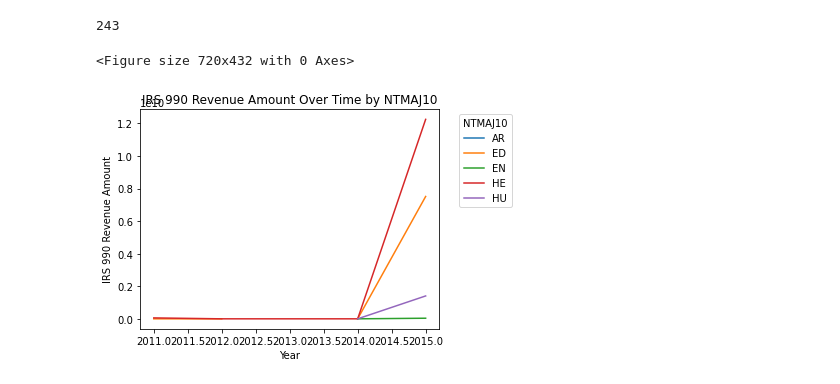
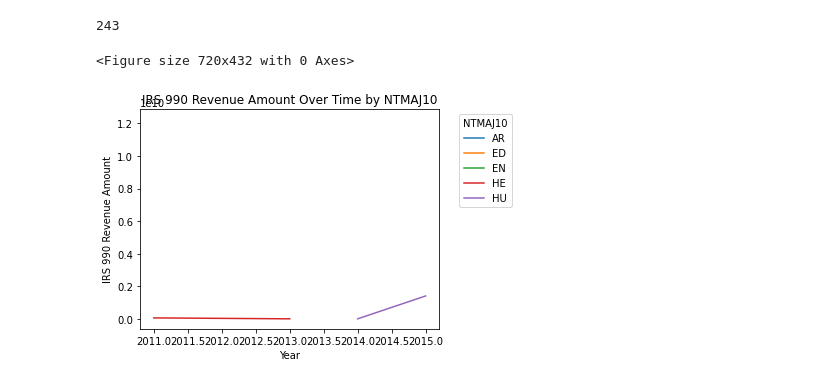
Before and after one commit to Philip-Lacava/Data-Exercise-2024-, a Jupyter notebook: Data-Exercise.ipynb, the cells around one changed output. Drawn from its saved outputs; the diff is of its cells as text; code cells hidden in the pictures.

```diff
--- a/Data-Exercise.ipynb
+++ b/Data-Exercise.ipynb
@@ -115,24 +115,23 @@ print(cleaned_data_zips)
 # %%
 # for now we will plot returns over time by industry
 # i will use a pivot function as I did in the project I did for econ 550
-
-grouped_data = merged_data.groupby(['ntmaj10', 'year'])['irs990revenueamt'].sum().reset_index()
+grouped_data = cleaned_data.groupby(['ntmaj10', 'year'])['irs990revenueamt'].sum().reset_index()
 
 # Pivot the data for plotting
 pivot_data = grouped_data.pivot(index='year', columns='ntmaj10', values='irs990revenueamt')
 
 # Plot the data
 plt.figure(figsize=(10, 6))
 pivot_data.plot(kind='line')
 plt.title('IRS 990 Revenue Amount Over Time by NTMAJ10')
 plt.xlabel('Year')
 plt.ylabel('IRS 990 Revenue Amount')
 plt.legend(title='NTMAJ10', bbox_to_anchor=(1.05, 1), loc='upper left')
 plt.tight_layout()
 plt.show()
 # %% [output]
 <Figure size 720x432 with 0 Axes>
-[figure, old version]
+[figure, new version]
 # %%
 # clearly something is wrong
 # checking if csvs are any better
```
Also changed, not shown: parts of 3 cells of this notebook.
